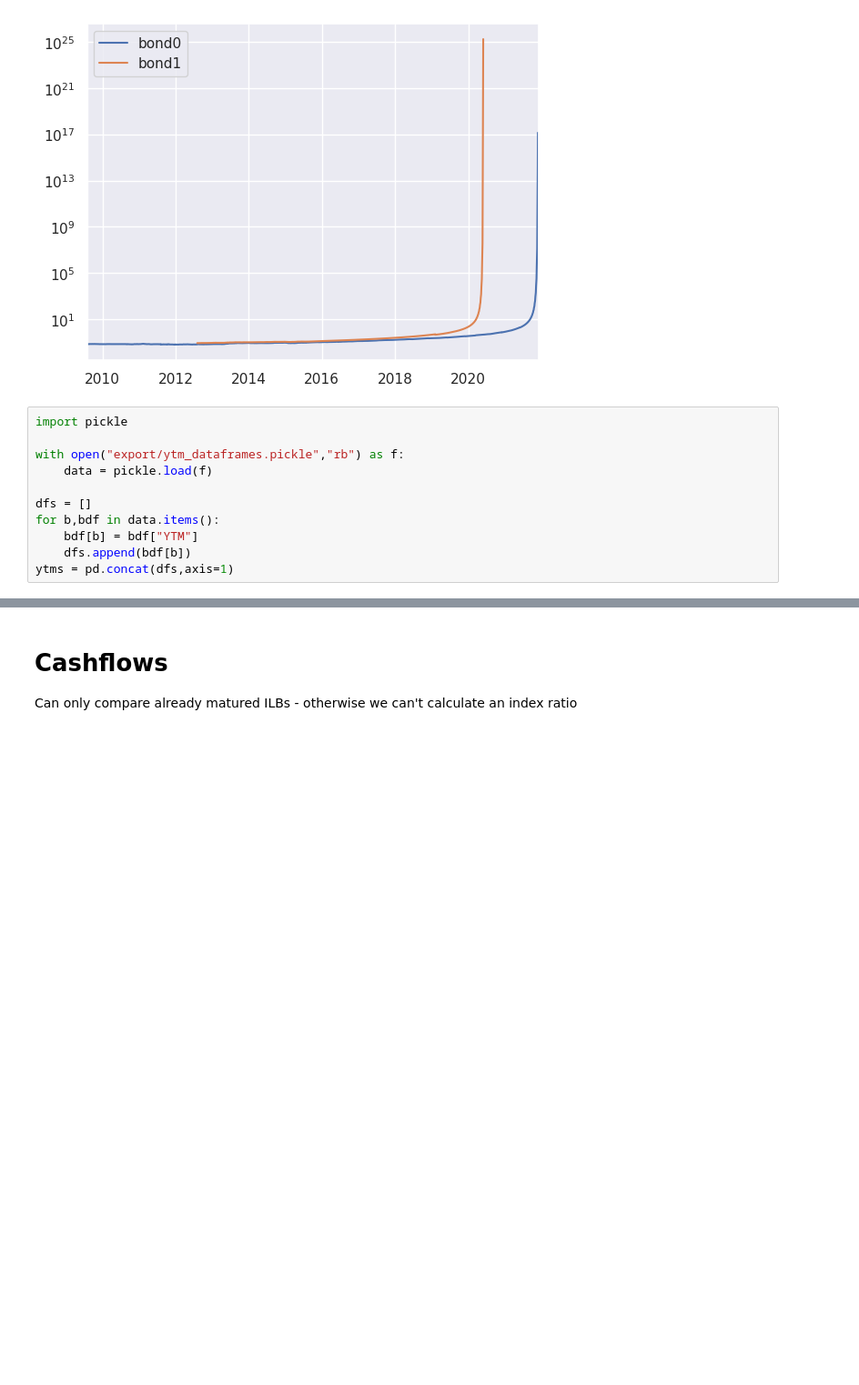
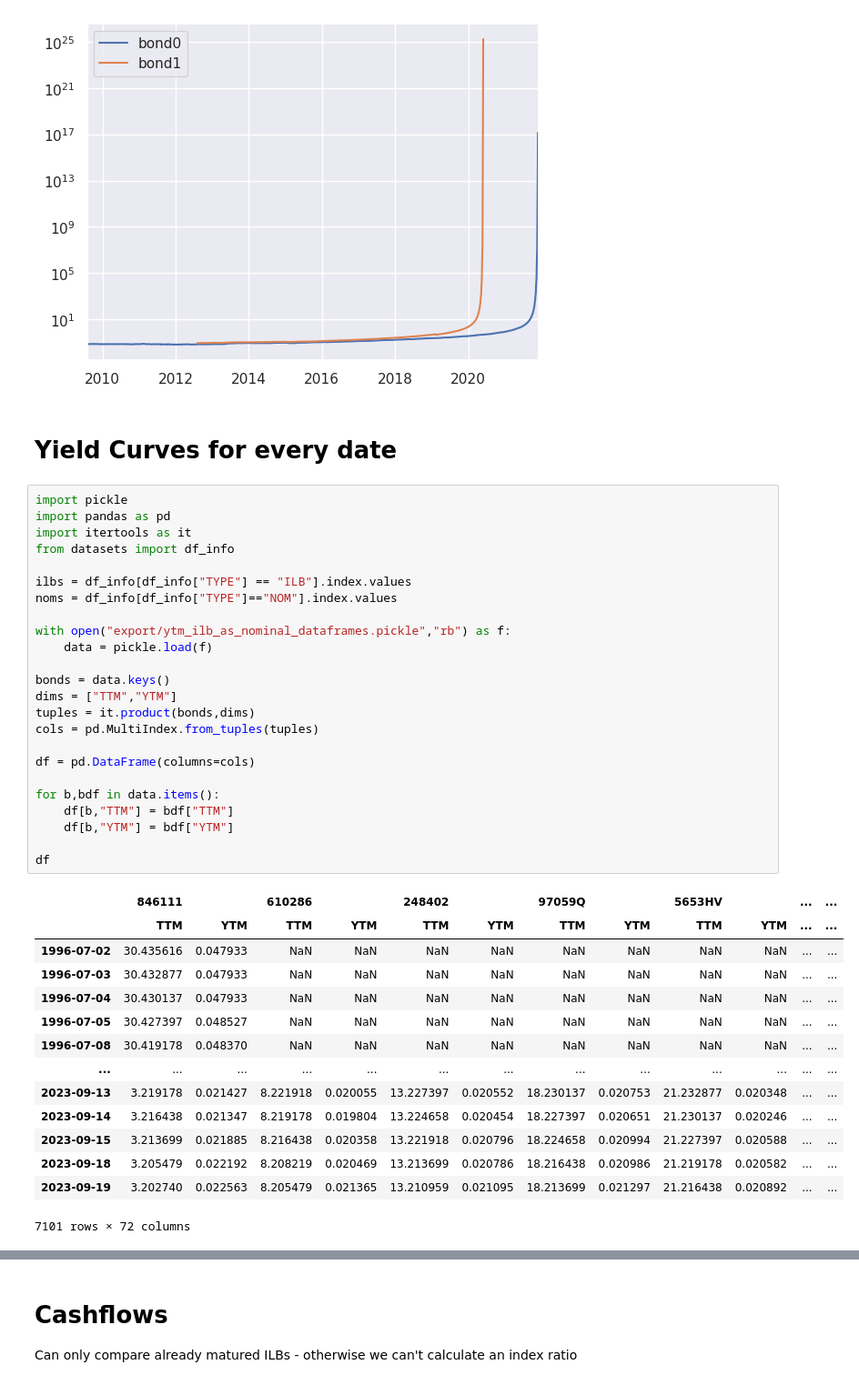
Before and after one commit to marcussteinbacher/fm_se, a Jupyter notebook: test.ipynb, the cells around one changed output, grey strips where cells are left out. Shown at 91% size. Cells and saved outputs as stored; diff of their text form; blank space fills up the shorter version.

```diff
--- a/test.ipynb
+++ b/test.ipynb
@@ -237,14 +237,44 @@ df.plot.line()
 plt.yscale("log")
 # %% [output]
 [figure]
+# %% [markdown]
+# Yield Curves for every date
 # %%
 import pickle
+import pandas as pd
+import itertools as it
+from datasets import df_info
 
-with open("export/ytm_dataframes.pickle","rb") as f:
+ilbs = df_info[df_info["TYPE"] == "ILB"].index.values
+noms = df_info[df_info["TYPE"]=="NOM"].index.values
+
+with open("export/ytm_ilb_as_nominal_dataframes.pickle","rb") as f:
     data = pickle.load(f)
 
-dfs = []
+bonds = data.keys()
+dims = ["TTM","YTM"]
+tuples = it.product(bonds,dims)
+cols = pd.MultiIndex.from_tuples(tuples)
+
+df = pd.DataFrame(columns=cols)
+
 for b,bdf in data.items():
-    bdf[b] = bdf["YTM"]
-    dfs.append(bdf[b])
-ytms = pd.concat(dfs,axis=1)
+    df[b,"TTM"] = bdf["TTM"]
+    df[b,"YTM"] = bdf["YTM"]
+
+df
+# %% [output]
+|  | 846111 |  | 610286 |  | 248402 |  | 97059Q |  | 5653HV |  | ... | ... |
+|  | TTM | YTM | TTM | YTM | TTM | YTM | TTM | YTM | TTM | YTM | ... | ... |
+| 1996-07-02 | 30.435616 | 0.047933 | NaN | NaN | NaN | NaN | NaN | NaN | NaN | NaN | ... | ... |
+| 1996-07-03 | 30.432877 | 0.047933 | NaN | NaN | NaN | NaN | NaN | NaN | NaN | NaN | ... | ... |
+| 1996-07-04 | 30.430137 | 0.047933 | NaN | NaN | NaN | NaN | NaN | NaN | NaN | NaN | ... | ... |
+| 1996-07-05 | 30.427397 | 0.048527 | NaN | NaN | NaN | NaN | NaN | NaN | NaN | NaN | ... | ... |
+| 1996-07-08 | 30.419178 | 0.048370 | NaN | NaN | NaN | NaN | NaN | NaN | NaN | NaN | ... | ... |
+| ... | ... | ... | ... | ... | ... | ... | ... | ... | ... | ... | ... | ... |
+| 2023-09-13 | 3.219178 | 0.021427 | 8.221918 | 0.020055 | 13.227397 | 0.020552 | 18.230137 | 0.020753 | 21.232877 | 0.020348 | ... | ... |
+| 2023-09-14 | 3.216438 | 0.021347 | 8.219178 | 0.019804 | 13.224658 | 0.020454 | 18.227397 | 0.020651 | 21.230137 | 0.020246 | ... | ... |
+| 2023-09-15 | 3.213699 | 0.021885 | 8.216438 | 0.020358 | 13.221918 | 0.020796 | 18.224658 | 0.020994 | 21.227397 | 0.020588 | ... | ... |
+| 2023-09-18 | 3.205479 | 0.022192 | 8.208219 | 0.020469 | 13.213699 | 0.020786 | 18.216438 | 0.020986 | 21.219178 | 0.020582 | ... | ... |
+| 2023-09-19 | 3.202740 | 0.022563 | 8.205479 | 0.021365 | 13.210959 | 0.021095 | 18.213699 | 0.021297 | 21.216438 | 0.020892 | ... | ... |
+7101 rows × 72 columns
```
Also changed, not shown: parts of 8 cells of this notebook, 3 other files.
